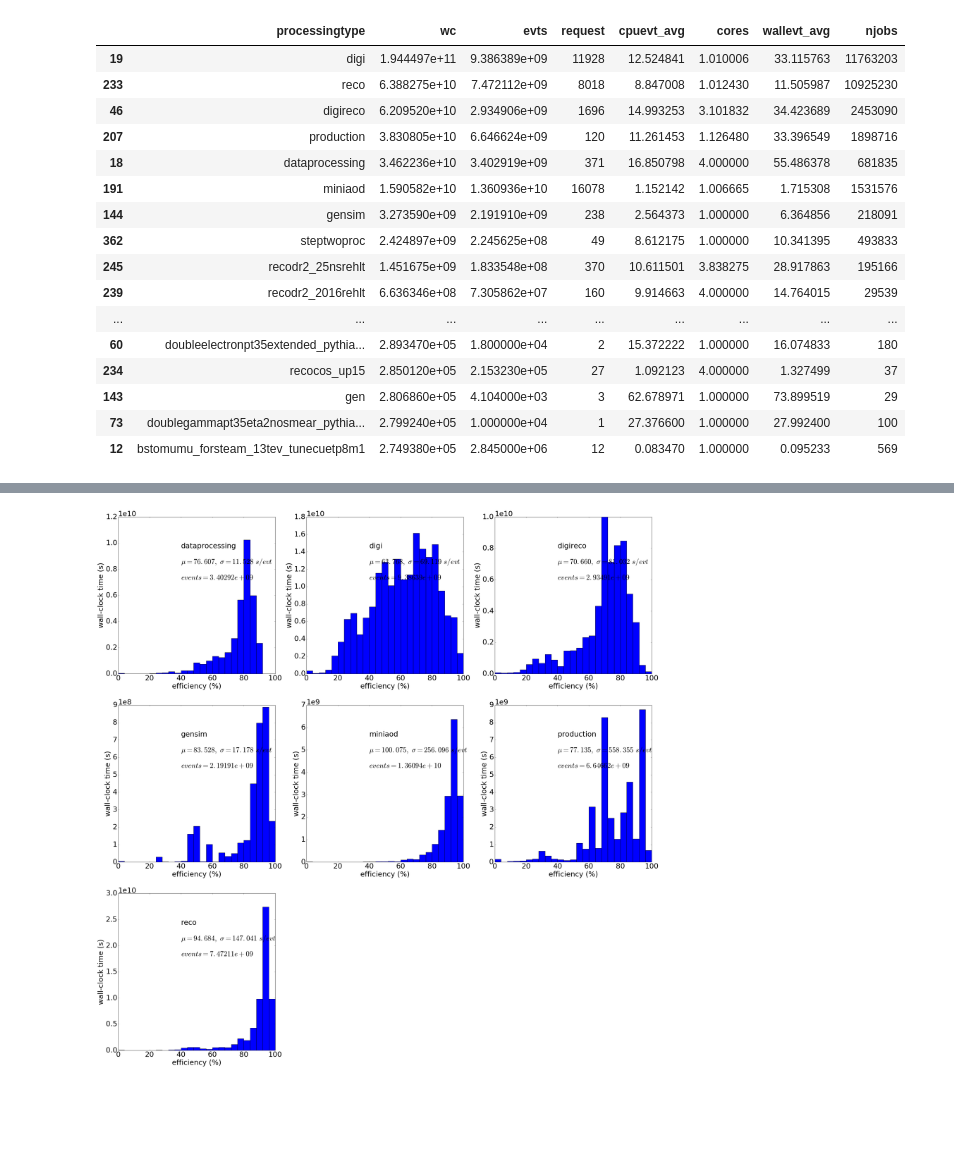
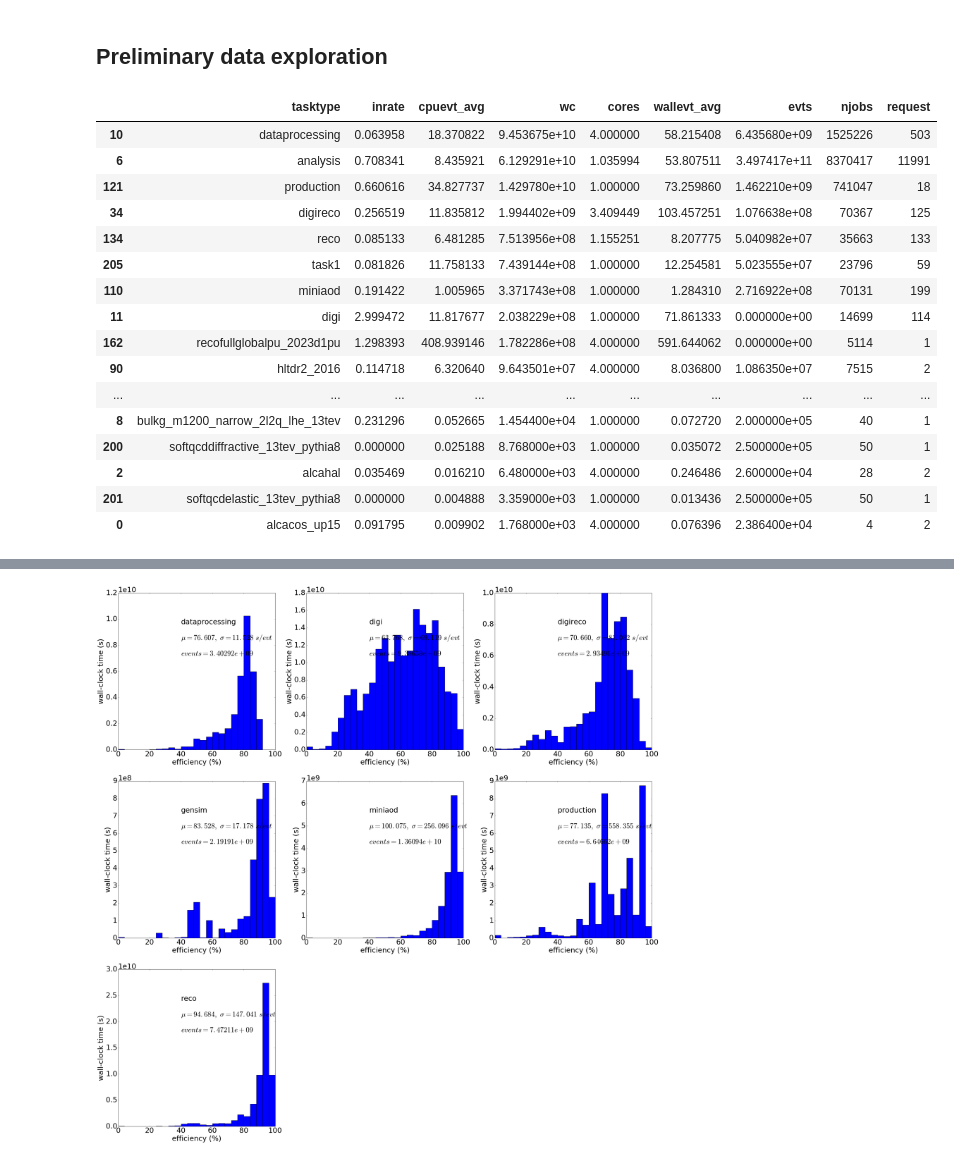
Before and after one commit to sciaba/ATLAS-CPU-time-analysis, a Jupyter notebook: Notebooks/CMS job analysis.ipynb, the cells around one changed output, grey strips where cells are left out. Saved outputs shown, nothing was run; the diff lists cells and outputs as text; code cells hidden in the pictures; blank space fills up the shorter version.

```diff
--- a/Notebooks/CMS job analysis.ipynb
+++ b/Notebooks/CMS job analysis.ipynb
@@ -222,7 +271,8 @@ with open(output_file, 'w') as f:
 # %%
-input_file = 'task_cms2.csv'
+input_file = 'task_cms_90d_es.csv'
 # %%
-df = pd.read_csv(input_file, dtype={'cpu_n': 'float'}, names=['request', 'processingtype', 'site',
+df = pd.read_csv(input_file, dtype={'cpu_n': 'float'}, names=['request', 'tasktype', 'site', 'type',
                                                                'njobs', 'cpuevt_avg', 'cpuevt_rms', 'wallevt_avg',
-                                                               'wallevt_rms', 'cpu', 'wc', 'cores', 'evts', 'eff'])
+                                                               'wallevt_rms', 'cpu', 'wc', 'cores', 'evts', 'eff', 'ramcore',
+                                                               'input', 'output', 'inevt', 'outevt', 'inrate'])
 # %%
@@ -271,28 +292,32 @@ dtype: float64
+# %% [markdown]
+## Preliminary data exploration
 # %%
-grouped = df.groupby(['processingtype'], as_index=False)
+grouped = df.groupby(['tasktype'], as_index=False)
 a = grouped.agg({'request': 'nunique', # ok!
                  'cpuevt_avg' : 'mean',   # wrong!
                  'wallevt_avg': 'mean',   # wrong!
                  'wc': 'sum',             # ok!
                  'cores': 'mean',         # wrong!
                  'njobs': 'sum',          # ok!
-                 'evts': 'sum'})         # ok!
+                 'evts': 'sum',           # ok!
+                 'inrate': 'mean'
+                })
 a.sort_values('wc', ascending=False)
 # %% [output]
-|  | processingtype | wc | evts | request | cpuevt_avg | cores | wallevt_avg | njobs |
-| 19 | digi | 1.944497e+11 | 9.386389e+09 | 11928 | 12.524841 | 1.010006 | 33.115763 | 11763203 |
-| 233 | reco | 6.388275e+10 | 7.472112e+09 | 8018 | 8.847008 | 1.012430 | 11.505987 | 10925230 |
-| 46 | digireco | 6.209520e+10 | 2.934906e+09 | 1696 | 14.993253 | 3.101832 | 34.423689 | 2453090 |
-| 207 | production | 3.830805e+10 | 6.646624e+09 | 120 | 11.261453 | 1.126480 | 33.396549 | 1898716 |
-| 18 | dataprocessing | 3.462236e+10 | 3.402919e+09 | 371 | 16.850798 | 4.000000 | 55.486378 | 681835 |
-| 191 | miniaod | 1.590582e+10 | 1.360936e+10 | 16078 | 1.152142 | 1.006665 | 1.715308 | 1531576 |
-| 144 | gensim | 3.273590e+09 | 2.191910e+09 | 238 | 2.564373 | 1.000000 | 6.364856 | 218091 |
-| 362 | steptwoproc | 2.424897e+09 | 2.245625e+08 | 49 | 8.612175 | 1.000000 | 10.341395 | 493833 |
-| 245 | recodr2_25nsrehlt | 1.451675e+09 | 1.833548e+08 | 370 | 10.611501 | 3.838275 | 28.917863 | 195166 |
-| 239 | recodr2_2016rehlt | 6.636346e+08 | 7.305862e+07 | 160 | 9.914663 | 4.000000 | 14.764015 | 29539 |
-| ... | ... | ... | ... | ... | ... | ... | ... | ... |
-| 60 | doubleelectronpt35extended_pythia... | 2.893470e+05 | 1.800000e+04 | 2 | 15.372222 | 1.000000 | 16.074833 | 180 |
-| 234 | recocos_up15 | 2.850120e+05 | 2.153230e+05 | 27 | 1.092123 | 4.000000 | 1.327499 | 37 |
-| 143 | gen | 2.806860e+05 | 4.104000e+03 | 3 | 62.678971 | 1.000000 | 73.899519 | 29 |
-| 73 | doublegammapt35eta2nosmear_pythia... | 2.799240e+05 | 1.000000e+04 | 1 | 27.376600 | 1.000000 | 27.992400 | 100 |
-| 12 | bstomumu_forsteam_13tev_tunecuetp8m1 | 2.749380e+05 | 2.845000e+06 | 12 | 0.083470 | 1.000000 | 0.095233 | 569 |
+|  | tasktype | inrate | cpuevt_avg | wc | cores | wallevt_avg | evts | njobs | request |
+| 10 | dataprocessing | 0.063958 | 18.370822 | 9.453675e+10 | 4.000000 | 58.215408 | 6.435680e+09 | 1525226 | 503 |
+| 6 | analysis | 0.708341 | 8.435921 | 6.129291e+10 | 1.035994 | 53.807511 | 3.497417e+11 | 8370417 | 11991 |
+| 121 | production | 0.660616 | 34.827737 | 1.429780e+10 | 1.000000 | 73.259860 | 1.462210e+09 | 741047 | 18 |
+| 34 | digireco | 0.256519 | 11.835812 | 1.994402e+09 | 3.409449 | 103.457251 | 1.076638e+08 | 70367 | 125 |
+| 134 | reco | 0.085133 | 6.481285 | 7.513956e+08 | 1.155251 | 8.207775 | 5.040982e+07 | 35663 | 133 |
+| 205 | task1 | 0.081826 | 11.758133 | 7.439144e+08 | 1.000000 | 12.254581 | 5.023555e+07 | 23796 | 59 |
+| 110 | miniaod | 0.191422 | 1.005965 | 3.371743e+08 | 1.000000 | 1.284310 | 2.716922e+08 | 70131 | 199 |
+| 11 | digi | 2.999472 | 11.817677 | 2.038229e+08 | 1.000000 | 71.861333 | 0.000000e+00 | 14699 | 114 |
+| 162 | recofullglobalpu_2023d1pu | 1.298393 | 408.939146 | 1.782286e+08 | 4.000000 | 591.644062 | 0.000000e+00 | 5114 | 1 |
+| 90 | hltdr2_2016 | 0.114718 | 6.320640 | 9.643501e+07 | 4.000000 | 8.036800 | 1.086350e+07 | 7515 | 2 |
+| ... | ... | ... | ... | ... | ... | ... | ... | ... | ... |
+| 8 | bulkg_m1200_narrow_2l2q_lhe_13tev | 0.231296 | 0.052665 | 1.454400e+04 | 1.000000 | 0.072720 | 2.000000e+05 | 40 | 1 |
+| 200 | softqcddiffractive_13tev_pythia8 | 0.000000 | 0.025188 | 8.768000e+03 | 1.000000 | 0.035072 | 2.500000e+05 | 50 | 1 |
+| 2 | alcahal | 0.035469 | 0.016210 | 6.480000e+03 | 4.000000 | 0.246486 | 2.600000e+04 | 28 | 2 |
+| 201 | softqcdelastic_13tev_pythia8 | 0.000000 | 0.004888 | 3.359000e+03 | 1.000000 | 0.013436 | 2.500000e+05 | 50 | 1 |
+| 0 | alcacos_up15 | 0.091795 | 0.009902 | 1.768000e+03 | 4.000000 | 0.076396 | 2.386400e+04 | 4 | 2 |
```
Also changed, not shown: parts of 17 cells of this notebook, 9 other files.
